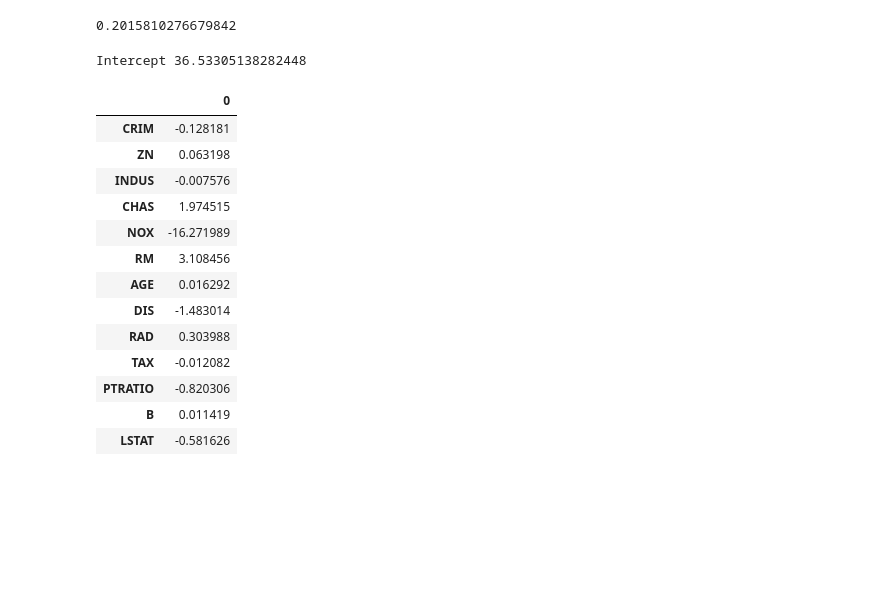
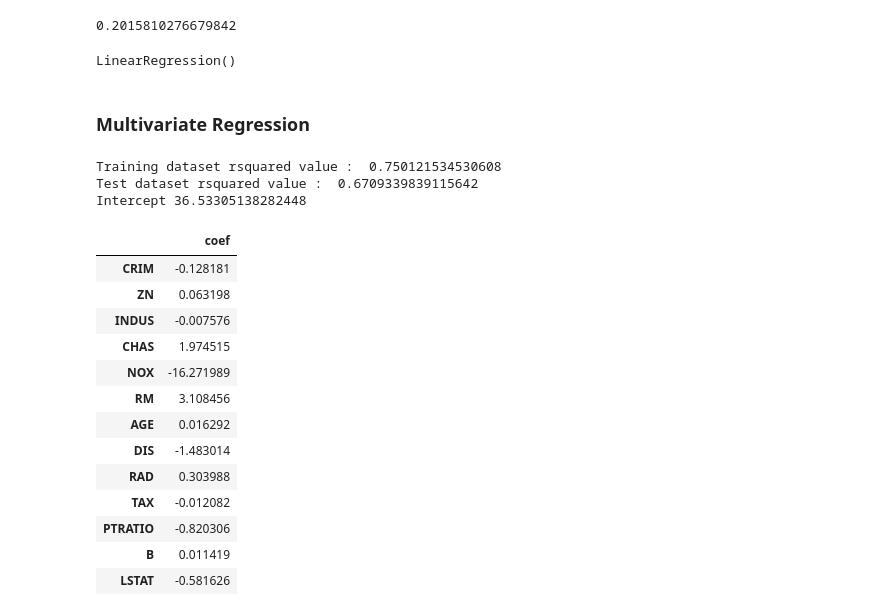
Before and after one commit to marb61a/Data-Science-Projects, a Jupyter notebook: Multivariate_Regression/multivariate_regression.ipynb, the cells around one changed output. Saved outputs shown, nothing was run; the diff lists cells and outputs as text; code cells hidden in the pictures; blank space fills up the shorter version.

Commit message:
Updated notebook with regression

```diff
--- a/Multivariate_Regression/multivariate_regression.ipynb
+++ b/Multivariate_Regression/multivariate_regression.ipynb
@@ -575,22 +575,33 @@ X_test.shape[0]/features.shape[0]
 # %%
 regr = LinearRegression()
 regr.fit(X_train, y_train)
-
-print('Intercept', regr.intercept_)
-pd.DataFrame(data=regr.coef_, index=X_train.columns)
 # %% [output]
-Intercept 36.53305138282448
+LinearRegression()
-|  | 0 |
-| CRIM | -0.128181 |
-| ZN | 0.063198 |
-| INDUS | -0.007576 |
-| CHAS | 1.974515 |
-| NOX | -16.271989 |
-| RM | 3.108456 |
-| AGE | 0.016292 |
-| DIS | -1.483014 |
-| RAD | 0.303988 |
-| TAX | -0.012082 |
-| PTRATIO | -0.820306 |
-| B | 0.011419 |
-| LSTAT | -0.581626 |
+# %% [markdown]
+### Multivariate Regression
+# %%
+# R-squared for test and training datasets
+print('Training dataset rsquared value : ', regr.score(X_train, y_train))
+print('Test dataset rsquared value : ', regr.score(X_test, y_test))
+
+print('Intercept', regr.intercept_)
+# List each coefficient
+pd.DataFrame(data=regr.coef_, index=X_train.columns, columns=['coef'])
+# %% [output]
+Training dataset rsquared value :  0.750121534530608
+Test dataset rsquared value :  0.6709339839115642
+Intercept 36.53305138282448
+|  | coef |
+| CRIM | -0.128181 |
+| ZN | 0.063198 |
+| INDUS | -0.007576 |
+| CHAS | 1.974515 |
+| NOX | -16.271989 |
+| RM | 3.108456 |
+| AGE | 0.016292 |
+| DIS | -1.483014 |
+| RAD | 0.303988 |
+| TAX | -0.012082 |
+| PTRATIO | -0.820306 |
+| B | 0.011419 |
+| LSTAT | -0.581626 |
```
Also changed, not shown: parts of 2 cells of this notebook.
